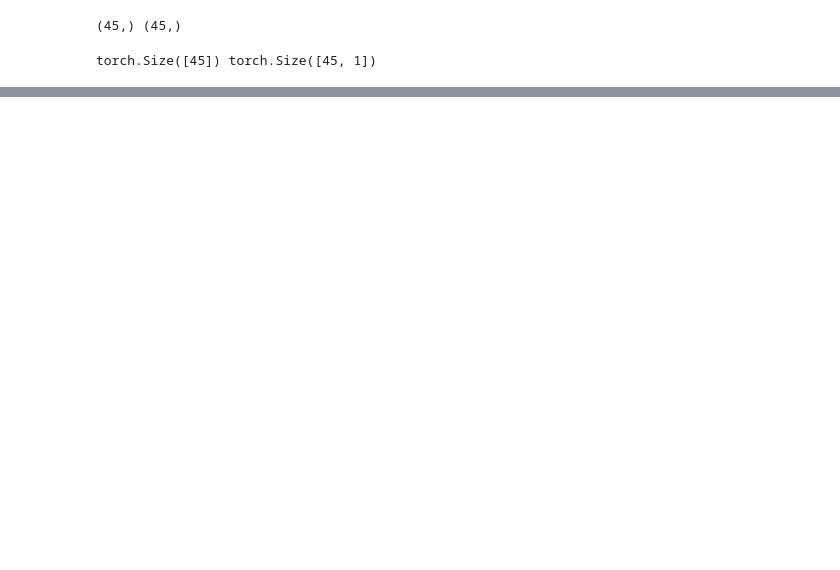
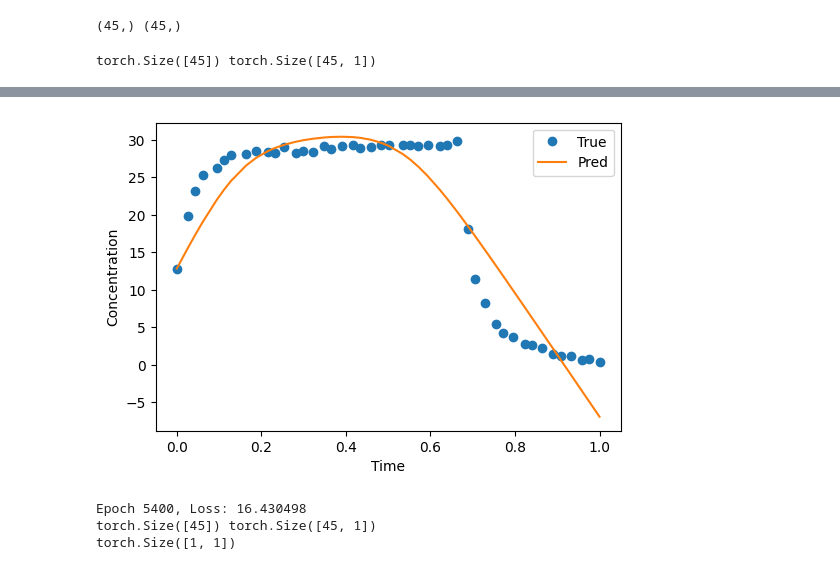
Before and after one commit to VNSwtHuo/MAT292_ODE_Project, a Jupyter notebook: models/NeuralODE/neuralODE.ipynb, the cells around one changed output, grey strips where cells are left out. Drawn from its saved outputs; the diff is of its cells as text; code cells hidden in the pictures; blank space fills up the shorter version.

Commit message:
Constructed Neural ODE
Decided not to use the adjoint method due to having not many parameters to be trained and limited data points (45)

```diff
--- a/models/NeuralODE/neuralODE.ipynb
+++ b/models/NeuralODE/neuralODE.ipynb
@@ -149,13 +208,12 @@ class ODEAdjoint(torch.autograd.Function):
 # %%
+# Define Neural ODE wrapper
 class NeuralODE(nn.Module):
     def __init__(self, func):
         super (NeuralODE, self).__init__()
-        assert isinstance(func, ODEF)
         self.func = func
 
-    def forward (self, c0, t=torch.Tensor([0., 1.]), return_whole_sequence=False):
-        t = t.to(c0)
-        c = ODEAdjoint.apply(c0, t, self.func.flatten_parameters(), self.func)
+    def forward (self, c0, t, method, return_whole_sequence=False):
+        c = ODE_solver(self.func, c0, t, method)
         if return_whole_sequence:
             return c
         else:
@@ -162,0 +234,16 @@ class NeuralODE(nn.Module):
+# %%
+# MLP Neural ODE
+class MLPODE(nn.Module):
+    def __init__(self, hidden_dim=16):
+        super().__init__()
+        self.net = nn.Sequential(
+            nn.Linear(1, hidden_dim),
+            nn.Tanh(),
+            nn.Linear(hidden_dim, 1)
+        )
+    def forward(self, c, t):
+        if c.dim() == 0:
+            c = c.unsqueeze(0).unsqueeze(0)
+        elif c.dim() == 1:
+            c = c.unsqueeze(0)
+        return self.net(c)
@@ -190 +267,12 @@ class ODEfunction(nn.Module):
+# %%
+def plot_results(t, C, traj, save=None):
+    plt.figure(figsize=(6,4))
+    plt.plot(t, C, 'o', label='True')
+    plt.plot(t, traj[:,0,0].detach().numpy(), '-', label='Pred')
+    plt.legend()
+    plt.xlabel('Time')
+    plt.ylabel('Concentration')
+    if save:
+        plt.savefig(save)
+    plt.show()
 # %%
@@ -255,0 +298,8 @@ ODEfunction(
+# %%
+ode_trained = NeuralODE(MLPODE())
+train_model(t, C, ode_trained, method='odeint', epochs=5500, lr=5e-3, plot_freq=100)
+# %% [output]
+[figure, added]
+Epoch 5400, Loss: 16.430498
+torch.Size([45]) torch.Size([45, 1])
+torch.Size([1, 1])
```
Also changed, not shown: parts of 11 cells of this notebook, 3 other files.
